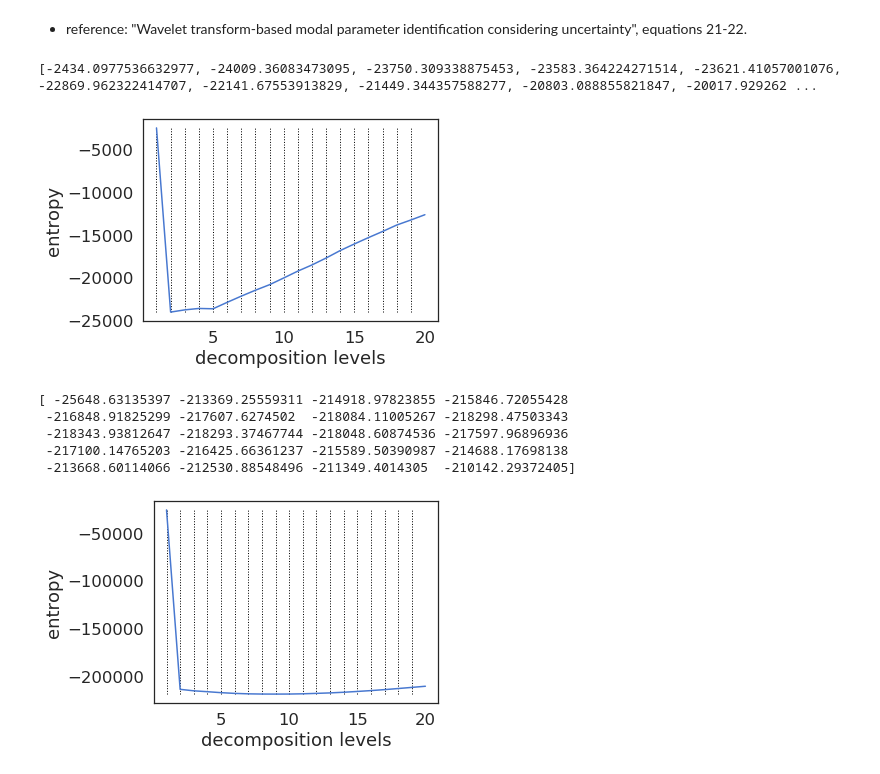
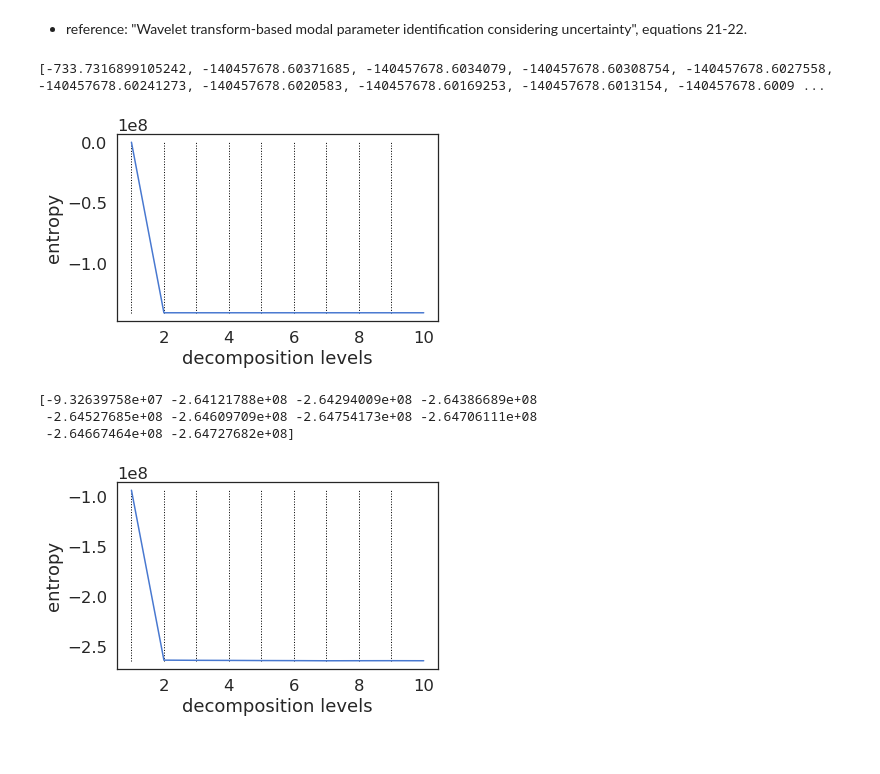
Before and after one commit to andac-demir/HapticsDynamicSystemIdentification, a Jupyter notebook: decomposition_entropy.ipynb, the cells around one changed output. Saved outputs shown, nothing was run; the diff lists cells and outputs as text; code cells hidden in the pictures.

```diff
--- a/decomposition_entropy.ipynb
+++ b/decomposition_entropy.ipynb
@@ -429,7 +428,7 @@ def shannon_entropy(pdf_distr):
     return -(pdf_distr * np.log(pdf_distr)).sum()
 
 
-def get_pdf_distr(wcoeffs):
+def get_pdf_distr(wcoeffs, th=0.2, eps=0.00001):
     '''
     Normalizes the wavelet coefficients so that they can be viewed as a Probability Density Function for
     the evaluation of Shannon Entropy
@@ -438,6 +437,10 @@ def get_pdf_distr(wcoeffs):
     ----------
     wcoeffs: list or np.array
         wavelet coefficients
+    th: float
+        set wavelet coeff to epsilon if its abs val is less than threshold
+    eps: float
+        small holder for zero wavelet coefficients
 
     Returns
     ----------
@@ -445,10 +448,10 @@ def get_pdf_distr(wcoeffs):
         probability distribution
     '''
     wcoeffs = np.array(wcoeffs)
-    wcoeffs = wcoeffs[abs(wcoeffs)!=0]
+    wcoeffs[abs(wcoeffs) <= th] = eps
     return abs(wcoeffs) / (np.sum(np.abs(wcoeffs)**2) / len(wcoeffs))
 # %%
-def _test_select_resolution_bywavelet(signal, _max=20, average=False):
+def _test_select_resolution_bywavelet(signal, _max, average):
     '''
     Plots the entropy of a given one dimensional vector of wavelet coefficients and saves the
     figure in the VARResults directory.
@@ -506,27 +509,25 @@ def plot_se(se):
 # %%
 subject = 4
 trial = 25
 signal = test_data[subject][trial]['EEG-2']
-se = _test_select_resolution_bywavelet(signal)
+se = _test_select_resolution_bywavelet(signal, _max=10, average=True)
 print(se)
 plot_se(se)
 # %% [output]
-[-2434.0977536632977, -24009.36083473095, -23750.309338875453, -23583.364224271514, -23621.41057001076, -22869.962322414707, -22141.67553913829, -21449.344357588277, -20803.088855821847, -20017.929262 ...
+[-733.7316899105242, -140457678.60371685, -140457678.6034079, -140457678.60308754, -140457678.6027558, -140457678.60241273, -140457678.6020583, -140457678.60169253, -140457678.6013154, -140457678.6009 ...
-[figure, old version]
+[figure, new version]
 # %%
 count = 0
 for subject in test_data:
     for trial in subject:
         for channel in trial:
-            se = np.add(_test_select_resolution_bywavelet(trial[channel], 20, False), se)
+            se = np.add(_test_select_resolution_bywavelet(trial[channel], 10, False), se)
             count += 1
 se = se / count
 print(se)
 plot_se(se)
 # %% [output]
-[ -25648.63135397 -213369.25559311 -214918.97823855 -215846.72055428
- -216848.91825299 -217607.6274502  -218084.11005267 -218298.47503343
- -218343.93812647 -218293.37467744 -218048.60874536 -217597.96896936
- -217100.14765203 -216425.66361237 -215589.50390987 -214688.17698138
- -213668.60114066 -212530.88548496 -211349.4014305  -210142.29372405]
+[-9.32639758e+07 -2.64121788e+08 -2.64294009e+08 -2.64386689e+08
+ -2.64527685e+08 -2.64609709e+08 -2.64754173e+08 -2.64706111e+08
+ -2.64667464e+08 -2.64727682e+08]
-[figure, old version]
+[figure, new version]
```
Also changed, not shown: parts of 4 cells of this notebook.
